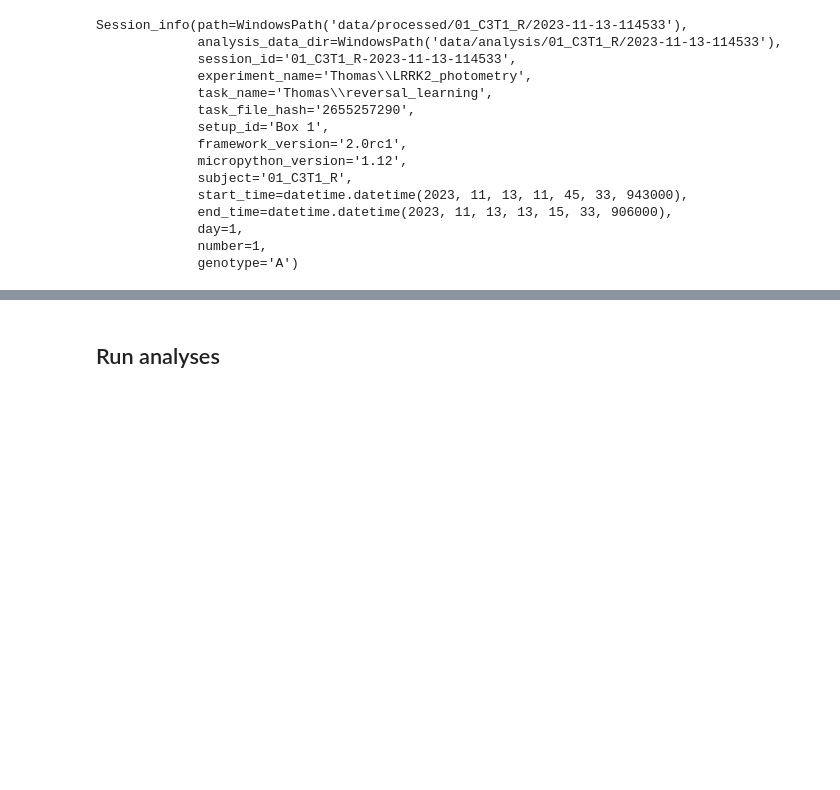
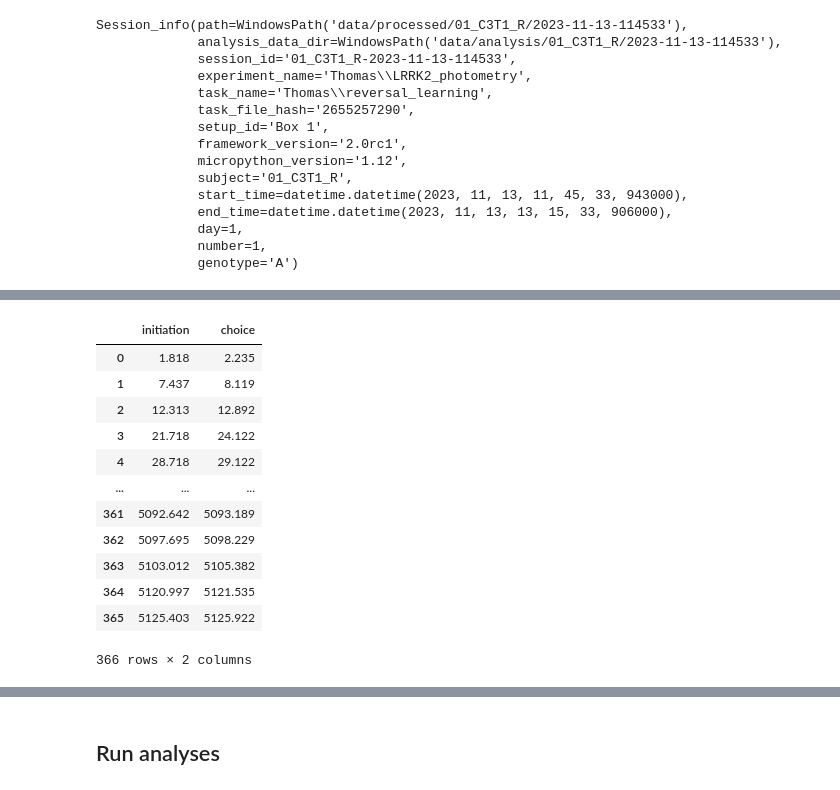
Before and after one commit to cognitive-circuits/photometry_analysis, a Jupyter notebook: photometry_analysis.ipynb, the cells around one changed output, grey strips where cells are left out. Saved outputs shown, nothing was run; the diff lists cells and outputs as text; code cells hidden in the pictures; blank space fills up the shorter version.

```diff
--- a/photometry_analysis.ipynb
+++ b/photometry_analysis.ipynb
@@ -157,0 +173,16 @@ session.trials_df # Contents of 'trials.htsv' as a Dataframe with one row per tr
+# %%
+session.trials_df.times # Get both times columns.
+# %% [output]
+|  | initiation | choice |
+| 0 | 1.818 | 2.235 |
+| 1 | 7.437 | 8.119 |
+| 2 | 12.313 | 12.892 |
+| 3 | 21.718 | 24.122 |
+| 4 | 28.718 | 29.122 |
+| ... | ... | ... |
+| 361 | 5092.642 | 5093.189 |
+| 362 | 5097.695 | 5098.229 |
+| 363 | 5103.012 | 5105.382 |
+| 364 | 5120.997 | 5121.535 |
+| 365 | 5125.403 | 5125.922 |
+366 rows × 2 columns
```
Also changed, not shown: parts of 14 cells of this notebook, 1 other file.
